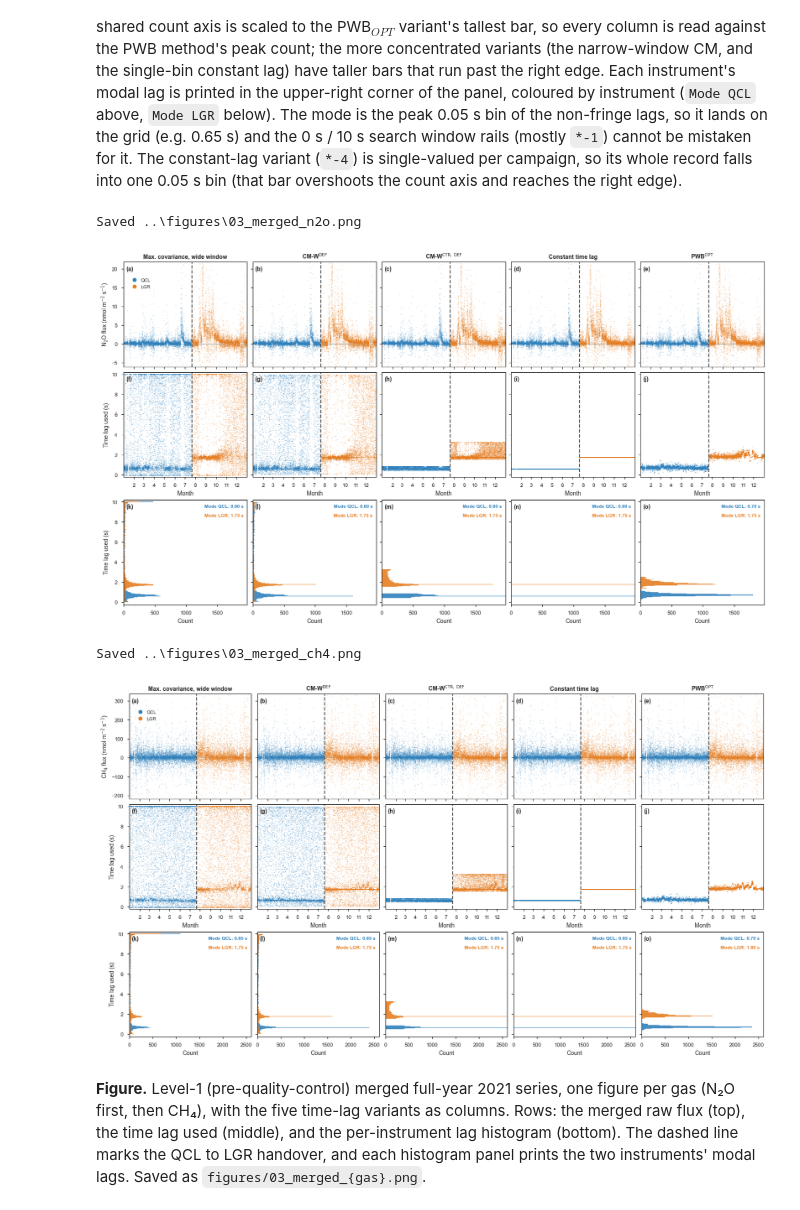
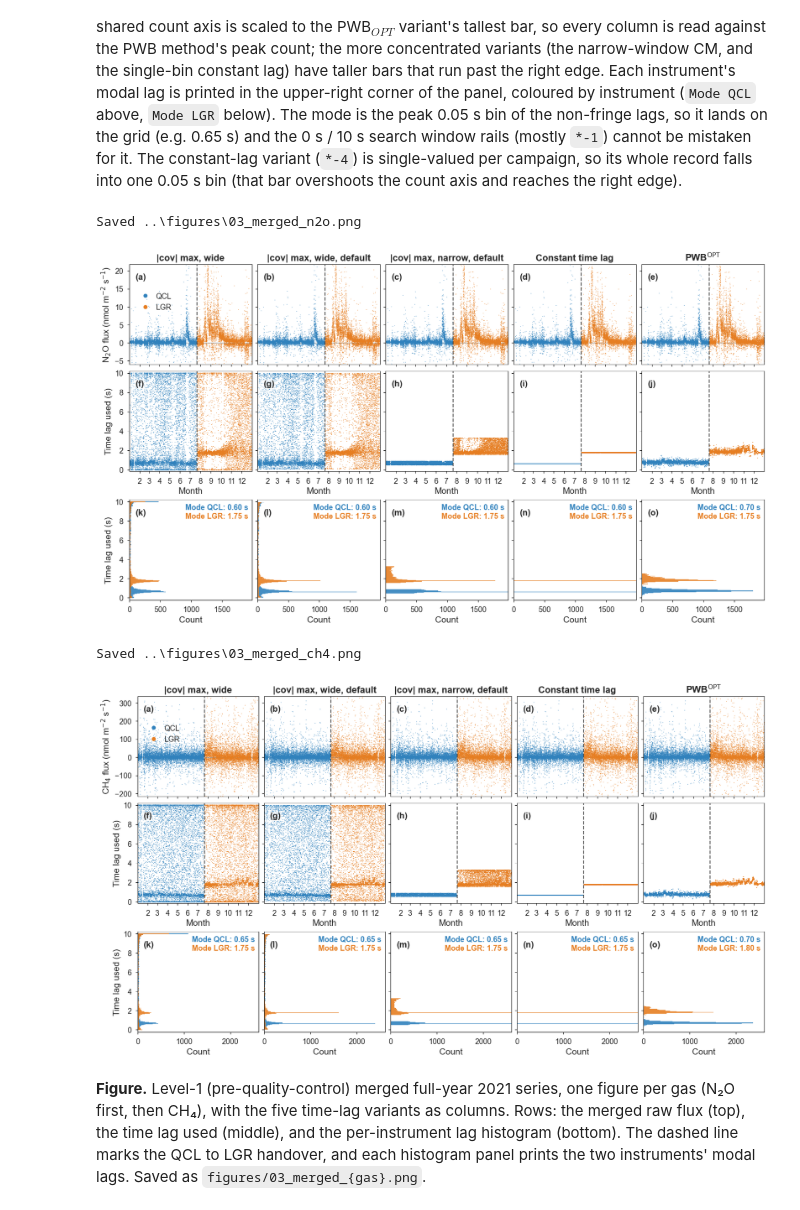
Before and after one commit to holukas/ms-timelag-comparison, a Jupyter notebook: notebooks/03_level1_merged_figures.ipynb, the cells around one changed output. Cells and saved outputs as stored; diff of their text form; code cells hidden in the pictures.

```diff
--- a/notebooks/03_level1_merged_figures.ipynb
+++ b/notebooks/03_level1_merged_figures.ipynb
@@ -65,6 +69,22 @@ FIGDIR.mkdir(parents=True, exist_ok=True)
 
 FIGSIZE = (16, 9)
 DPI = 300
+
+# Font sizes, kept in one place. Larger than the matplotlib defaults so the
+# figures stay readable when scaled down to manuscript column width.
+FS_TICK = 13    # tick labels
+FS_LABEL = 15   # axis labels
+FS_TITLE = 16   # column titles (the variant names)
+FS_PANEL = 15   # panel letters (a), (b), ...
+FS_ANNOT = 13   # in-panel text (modal lag) and the legend
+plt.rcParams.update({
+    "font.size": FS_TICK,
+    "axes.labelsize": FS_LABEL,
+    "axes.titlesize": FS_TITLE,
+    "xtick.labelsize": FS_TICK,
+    "ytick.labelsize": FS_TICK,
+    "legend.fontsize": FS_ANNOT,
+})
 
 # The two analyzers cover complementary halves of the year; QCL is the earlier
 # campaign (plotted first), LGR the later one.
@@ -74,7 +94,7 @@ VARIANTS = [1, 2, 3, 4, 5]
 PWB_VARIANT = 5  # the PWB variant carries its detected lag, not the EddyPro lag
 
 # Column titles describe each variant's time-lag method (see
-# docs/processing-versions.md). CM-W = covariance maximisation of the gas against
+# docs/time-lag.qmd). CM-W = covariance maximisation of the gas against
 # the vertical wind speed w (0 to 10 s search window, |cov| max criterion). The
 # upright DEF superscript marks the fallback to the nominal/default lag when the
 # peak search fails (variants *-2 and *-3); the CTR superscript marks the
@@ -82,9 +102,9 @@ PWB_VARIANT = 5  # the PWB variant carries its detected lag, not the EddyPro lag
 # pre-whitening lag (S1/S2/S3 decision rule applied to the PWB estimates). These
 # map to the Vitale et al. (2024) abbreviations CM, CM_CTR and PWB_OPT.
 VARIANT_NAMES = {
-    1: "CM: |cov| max, 0-10s",
-    2: r"CM-W$^{\mathrm{DEF}}$",
-    3: r"CM-W$^{\mathrm{CTR,\ DEF}}$",
+    1: "|cov| max, wide",
+    2: r"|cov| max, wide, default",
+    3: r"|cov| max, narrow, default",
     4: "Constant time lag",
     5: r"PWB$^{\mathrm{OPT}}$",
 }
@@ -221,8 +241,8 @@ def month_int(x, pos):
 
 def panel_letter(ax, text):
     """Bold panel letter in the top-left corner, over a faint white patch."""
-    ax.text(0.02, 0.96, f"({text})", transform=ax.transAxes, va="top", ha="left",
-            fontsize=10, fontweight="bold",
+    ax.text(0.05, 0.91, f"({text})", transform=ax.transAxes, va="top", ha="left",
+            fontsize=FS_PANEL, fontweight="bold",
             bbox=dict(boxstyle="square,pad=0.1", fc="white", ec="none", alpha=0.6))
 
 
@@ -332,16 +352,16 @@ for gas in GASES:
         for r, ax in enumerate((ax_flux, ax_lag, ax_hist)):
             style_axes(ax)
             panel_letter(ax, LETTERS[r * ncols + ci])
-        ax_flux.set_title(VARIANT_NAMES[var], fontweight="bold", fontsize=10)
+        ax_flux.set_title(VARIANT_NAMES[var], fontweight="bold", fontsize=FS_TITLE)
 
         # Rows 1 and 2: raw flux and time lag over time, one color per instrument.
         ax_flux.axhline(0, color="0.55", lw=0.8, zorder=0.5)  # zero reference
         for a in ANALYZERS:
             c = INSTRUMENT_COLORS[a]
             f = rawflux[(a, var, gas)].dropna()
-            ax_flux.scatter(f.index, f, s=MARKER_S, alpha=0.5, color=c, edgecolors="none")
+            ax_flux.scatter(f.index, f, s=MARKER_S, alpha=1, color=c, edgecolors="none")
             lg = lag_used[(a, var, gas)].dropna()
-            ax_lag.scatter(lg.index, lg, s=MARKER_S, alpha=0.5, color=c, edgecolors="none")
+            ax_lag.scatter(lg.index, lg, s=MARKER_S, alpha=1, color=c, edgecolors="none")
         for ax in (ax_flux, ax_lag):
             ax.axvline(HANDOVER, color="0.25", lw=1.6, ls="--", alpha=0.9)
         ax_flux.set_ylim(flux_ylim)
@@ -370,37 +390,37 @@ for gas in GASES:
         for i, a in enumerate(ANALYZERS):
             c = INSTRUMENT_COLORS[a]
             counts, m = hist_cache[(var, a)]
             if counts is not None:
                 ax_hist.barh(HIST_CENTERS, counts, height=BIN_S, color=c,
                              alpha=0.9, align="center", linewidth=0, zorder=1)
             if m is None:
                 continue
             # Modal lag printed in the upper-right corner, coloured by instrument.
             ax_hist.text(0.97, LABEL_YFRAC[i], f"Mode {a}: {m:.2f} s",
                          transform=ax_hist.transAxes, ha="right", va="top",
-                         fontsize=8, fontweight="bold", color=c, zorder=6)
+                         fontsize=FS_ANNOT, fontweight="bold", color=c, zorder=6)
         ax_hist.set_xlim(*count_xlim)
         ax_hist.set_xlabel("Count")
 
     # Shared time-lag axis for the bottom (histogram) row (set once; sharey propagates).
     axes[2, 0].set_ylim(*lag_range)
 
     axes[0, 0].set_ylabel(f"{glabel} flux (nmol m$^{{-2}}$ s$^{{-1}}$)")
     axes[1, 0].set_ylabel("Time lag used (s)")
     axes[2, 0].set_ylabel("Time lag used (s)")
     axes[0, 0].legend(handles=inst_handles, loc="upper left",
-                      bbox_to_anchor=(0.02, 0.88), fontsize=8, framealpha=0.9,
+                      bbox_to_anchor=(0.02, 0.78), fontsize=FS_ANNOT, framealpha=0.9,
                       handletextpad=0.4, borderpad=0.3)
 
     out = FIGDIR / f"03_merged_{gas.lower()}.png"
     fig.savefig(out, dpi=DPI, bbox_inches="tight")
     print(f"Saved {out}")
     plt.show()
 # %% [output]
 Saved ..\figures\03_merged_n2o.png
-[figure, old version]
+[figure, new version]
 Saved ..\figures\03_merged_ch4.png
-[figure, old version]
+[figure, new version]
 # %% [markdown]
 **Figure.** Level-1 (pre-quality-control) merged full-year 2021 series, one
 figure per gas (N₂O first, then CH₄), with the five time-lag variants as
```
Also changed, not shown: parts of 3 cells of this notebook, 5 other files.
